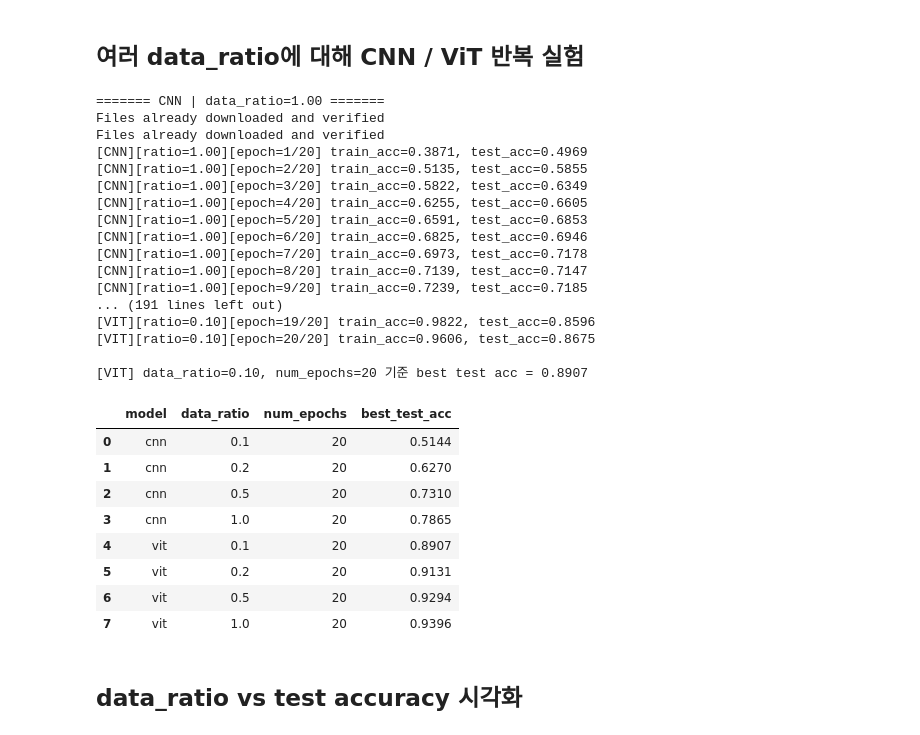
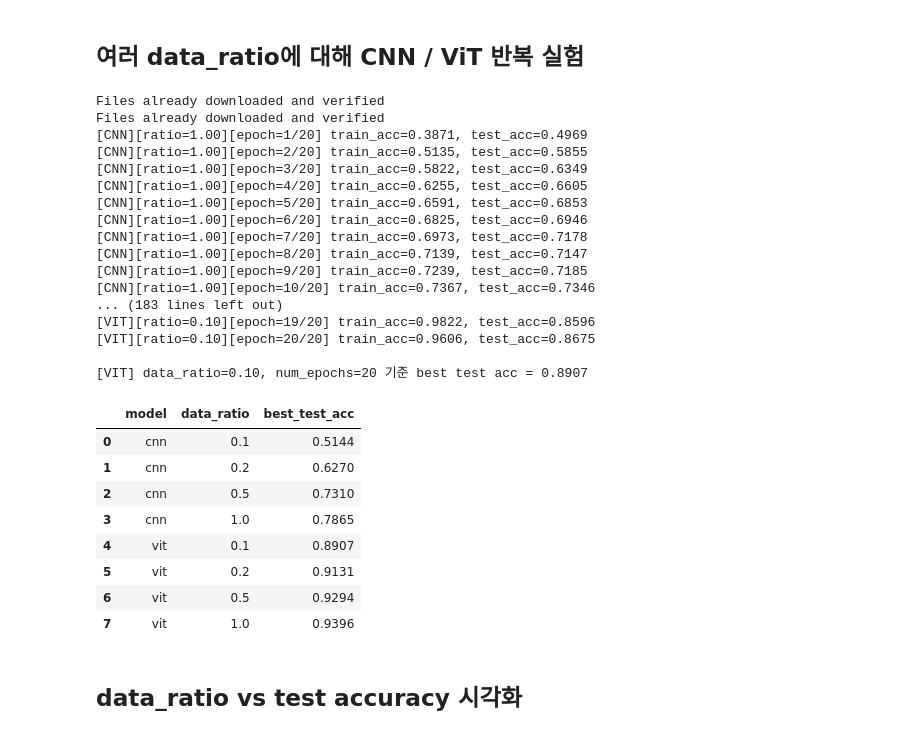
Before and after one commit to Microdegree-Track/Cnn-ViT-CIFAR-10-Efficiency, a Jupyter notebook: Base/02_CIFAR10_DataEfficiency_CNN_ViT.ipynb, the cells around one changed output. Saved outputs shown, nothing was run; the diff lists cells and outputs as text; code cells hidden in the pictures.

```diff
--- a/Base/02_CIFAR10_DataEfficiency_CNN_ViT.ipynb
+++ b/Base/02_CIFAR10_DataEfficiency_CNN_ViT.ipynb
@@ -7,18 +7,17 @@ import pandas as pd
 import matplotlib.pyplot as plt
 import os
 
-def ensure_dir(path):
-    os.makedirs(path, exist_ok=True)
-
 import cifar_common
 from cifar_common import (
     device,
     set_seed,
+    ensure_dir,
     create_cifar10_loaders,
     create_resnet18_cifar,
     create_vit_model,
     train_one_epoch,
     evaluate,
+    HAS_TIMM
 )
 
 print("Using device:", device)
@@ -72,7 +71,7 @@ def run_experiment(
             weight_decay=5e-4,
         )
     else:
-        if cifar_common.timm is None:
+        if not HAS_TIMM:
             raise RuntimeError("timm이 설치되어 있지 않아 ViT를 사용할 수 없습니다.")
         model = create_vit_model(
             model_name="vit_tiny_patch16_224",
@@ -160,7 +159,7 @@ for ratio in data_ratios:
     })
 
 # ViT
-if cifar_common.timm is not None:
+if HAS_TIMM:
     for ratio in data_ratios:
         history_vit, best_acc_vit = run_experiment(
             model_type="vit",
@@ -173,44 +172,44 @@ if cifar_common.timm is not None:
         pd.DataFrame(history_vit).to_csv(
             f"{data_eff_root}/vit/vit_ratio_{ratio:.2f}.csv", index=False
         )
 
         results_summary.append({
             "model": "vit",
             "data_ratio": ratio,
             "best_test_acc": best_acc_vit,
         })
 
 # data_ratio 별 성능 비교 테이블
 df_summary = pd.DataFrame(results_summary)
 df_summary = df_summary.sort_values(by=["model", "data_ratio"]).reset_index(drop=True)
 df_summary
 # %% [output]
-======= CNN | data_ratio=1.00 =======
 Files already downloaded and verified
 Files already downloaded and verified
 [CNN][ratio=1.00][epoch=1/20] train_acc=0.3871, test_acc=0.4969
 [CNN][ratio=1.00][epoch=2/20] train_acc=0.5135, test_acc=0.5855
 [CNN][ratio=1.00][epoch=3/20] train_acc=0.5822, test_acc=0.6349
 [CNN][ratio=1.00][epoch=4/20] train_acc=0.6255, test_acc=0.6605
 [CNN][ratio=1.00][epoch=5/20] train_acc=0.6591, test_acc=0.6853
 [CNN][ratio=1.00][epoch=6/20] train_acc=0.6825, test_acc=0.6946
 [CNN][ratio=1.00][epoch=7/20] train_acc=0.6973, test_acc=0.7178
 [CNN][ratio=1.00][epoch=8/20] train_acc=0.7139, test_acc=0.7147
 [CNN][ratio=1.00][epoch=9/20] train_acc=0.7239, test_acc=0.7185
-... (191 lines left out)
+[CNN][ratio=1.00][epoch=10/20] train_acc=0.7367, test_acc=0.7346
+... (183 lines left out)
 [VIT][ratio=0.10][epoch=19/20] train_acc=0.9822, test_acc=0.8596
 [VIT][ratio=0.10][epoch=20/20] train_acc=0.9606, test_acc=0.8675
 
 [VIT] data_ratio=0.10, num_epochs=20 기준 best test acc = 0.8907
-|  | model | data_ratio | num_epochs | best_test_acc |
-| 0 | cnn | 0.1 | 20 | 0.5144 |
-| 1 | cnn | 0.2 | 20 | 0.6270 |
-| 2 | cnn | 0.5 | 20 | 0.7310 |
-| 3 | cnn | 1.0 | 20 | 0.7865 |
-| 4 | vit | 0.1 | 20 | 0.8907 |
-| 5 | vit | 0.2 | 20 | 0.9131 |
-| 6 | vit | 0.5 | 20 | 0.9294 |
-| 7 | vit | 1.0 | 20 | 0.9396 |
+|  | model | data_ratio | best_test_acc |
+| 0 | cnn | 0.1 | 0.5144 |
+| 1 | cnn | 0.2 | 0.6270 |
+| 2 | cnn | 0.5 | 0.7310 |
+| 3 | cnn | 1.0 | 0.7865 |
+| 4 | vit | 0.1 | 0.8907 |
+| 5 | vit | 0.2 | 0.9131 |
+| 6 | vit | 0.5 | 0.9294 |
+| 7 | vit | 1.0 | 0.9396 |
 # %% [markdown]
 ## data_ratio vs test accuracy 시각화
 # %%
```
Also changed, not shown: 19 other files.
